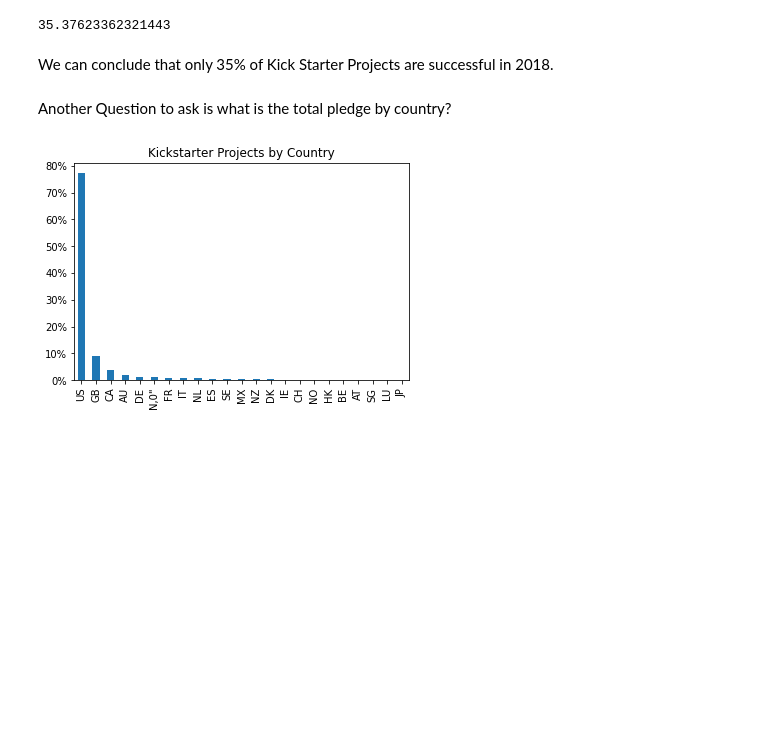
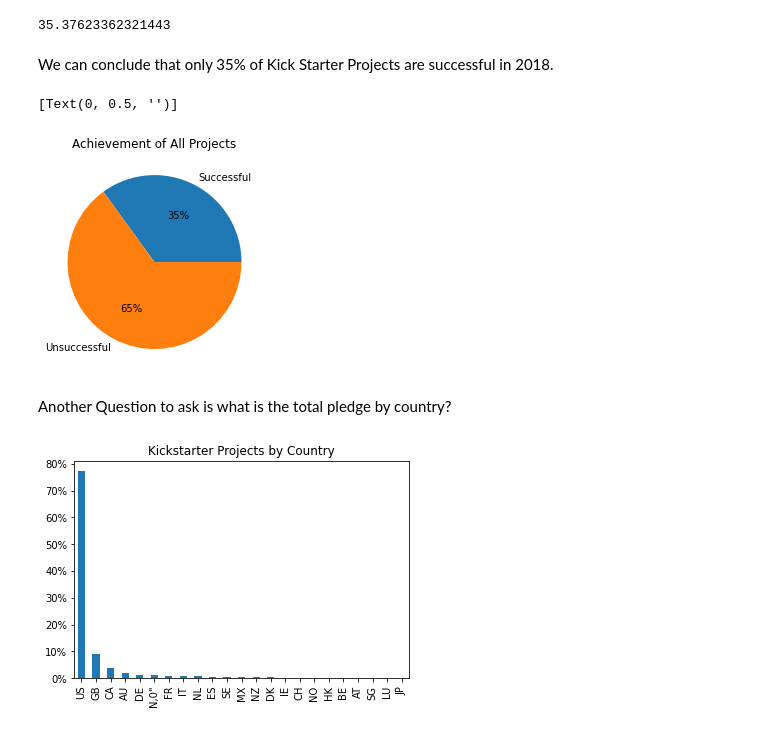
Before and after one commit to nella20005/Kickstarter, a Jupyter notebook: Kick_Starter.ipynb, the cells around one changed output. Cells and saved outputs as stored; diff of their text form; code cells hidden in the pictures; blank space fills up the shorter version.

```diff
--- a/Kick_Starter.ipynb
+++ b/Kick_Starter.ipynb
@@ -195,6 +204,17 @@ Complete_Per
 35.37623362321443
 # %% [markdown]
 We can conclude that only 35% of Kick Starter Projects are successful in 2018.
+# %%
+Percent = [35, 65]
+Status = ['Successful', 'Unsuccessful']
+comp = pd.DataFrame({"Percent" : Percent, "Status" : Status})
+ax = comp.plot(y="Percent", kind="pie", labels = comp["Status"], autopct = '%1.0f%%', legend=False, title='Achievement of All Projects')
+
+# Hide y-axis label
+ax.set(ylabel='')
+# %% [output]
+[Text(0, 0.5, '')]
+[figure, added]
 # %% [markdown]
 Another Question to ask is what is the total pledge by country?
 # %%
```
Also changed, not shown: parts of 2 cells of this notebook.
